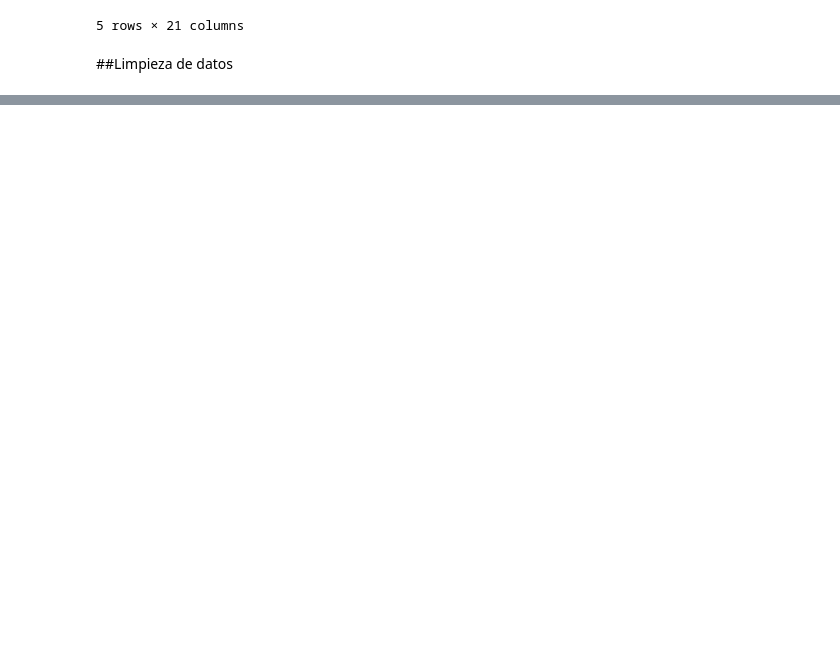
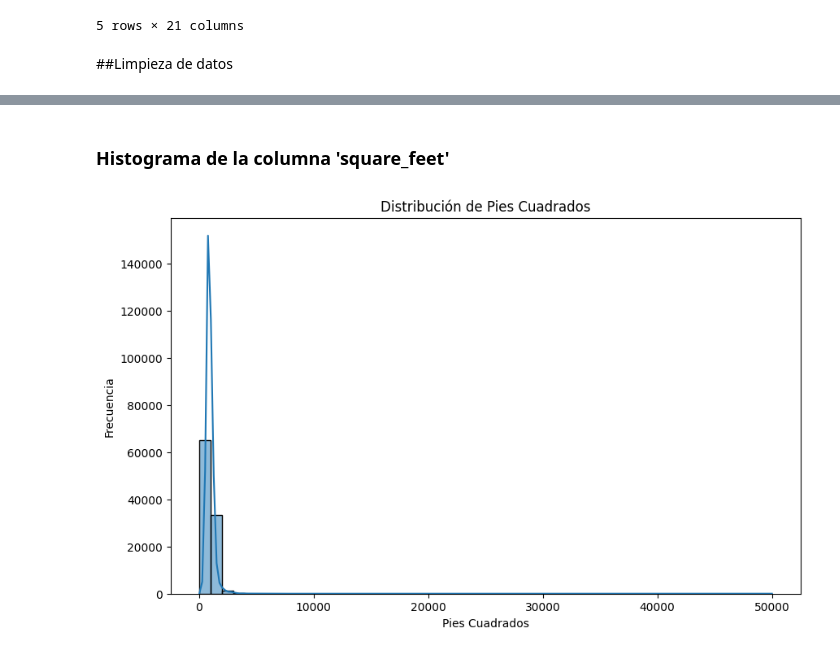
Before and after one commit to DMzeroone/Mlopstrabajofinal, a Jupyter notebook: notebooks/mlopstrabajofinal.ipynb, the cells around one changed output, grey strips where cells are left out. Saved outputs shown, nothing was run; the diff lists cells and outputs as text; code cells hidden in the pictures; blank space fills up the shorter version.

```diff
--- a/notebooks/mlopstrabajofinal.ipynb
+++ b/notebooks/mlopstrabajofinal.ipynb
@@ -202,0 +251,11 @@ datos.describe()
+# %% [markdown]
+### Histograma de la columna 'square_feet'
+# %%
+plt.figure(figsize=(10, 6))
+sns.histplot(datos['square_feet'].dropna(), kde=True, bins=50)
+plt.title('Distribución de Pies Cuadrados')
+plt.xlabel('Pies Cuadrados')
+plt.ylabel('Frecuencia')
+plt.show()
+# %% [output]
+[figure, added]
```
Also changed, not shown: parts of 14 cells of this notebook.
